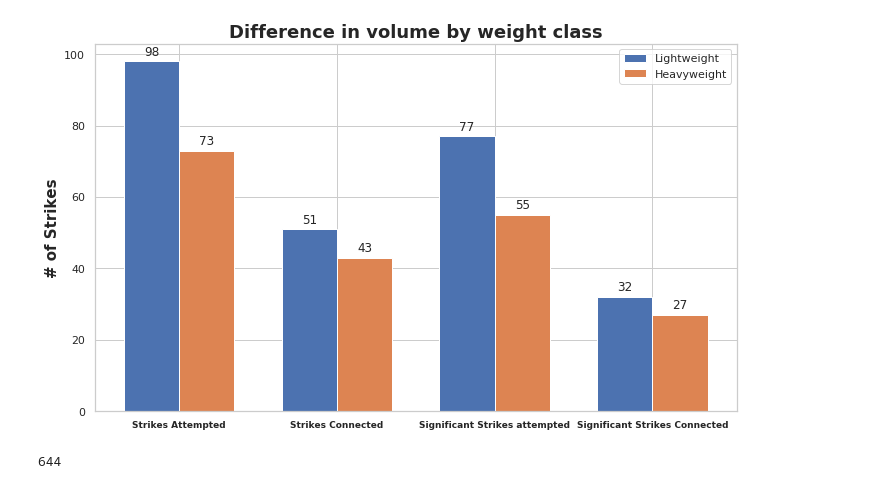
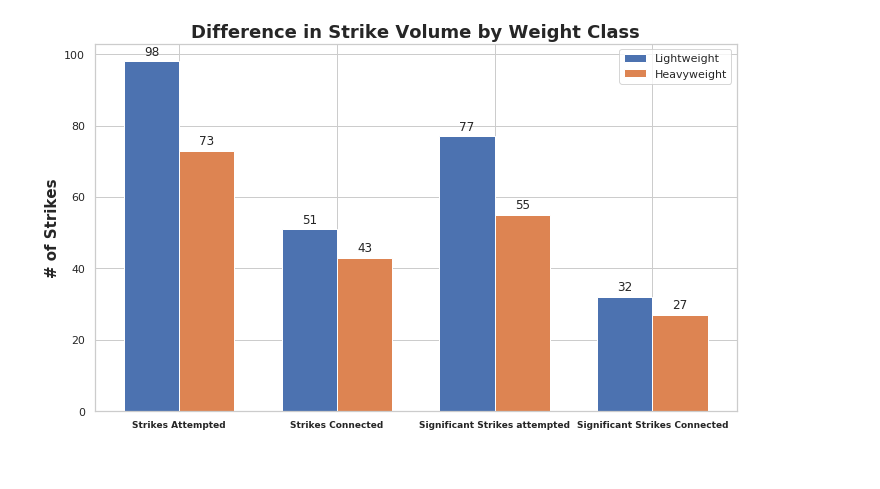
Before and after one commit to skredenmathias/DS-Unit-1-Build, a Jupyter notebook: Build_Week_1_UFC.ipynb, the cells around one changed output. Saved outputs shown, nothing was run; the diff lists cells and outputs as text; code cells hidden in the pictures.

```diff
--- a/Build_Week_1_UFC.ipynb
+++ b/Build_Week_1_UFC.ipynb
@@ -197,31 +191,37 @@ plt.show()
 # %%
+# Plot
+
+# Label
 labels = ['Strikes Attempted', 'Strikes Connected', 'Significant Strikes attempted', 'Significant Strikes Connected']
 x = np.arange(len(labels))
+
 width = 0.35 # Bar Width
+
+# Plot data
 fig, ax = plt.subplots(figsize=(10,6))
 rects1 = ax.bar(x - width/2, lightweight_strikes, width, label='Lightweight')
 rects2 = ax.bar(x + width/2, heavyweight_strikes, width, label='Heavyweight')
 
 # Text for labels, title and custom x-axis tick labels
-ax.set_ylabel('# of Strikes', fontsize=15, fontweight='semibold') # Change to less bold
-ax.set_title('Difference in volume by weight class', fontsize=18, fontweight='semibold')
+ax.set_ylabel('# of Strikes', fontsize=15, fontweight='semibold')
+ax.set_title('Difference in Strike Volume by Weight Class', fontsize=18, fontweight='semibold')
 ax.set_xticks(x)
 ax.set_xticklabels(labels, fontsize=9, fontweight='semibold')
 ax.legend()
 
 def autolabel(rects):
     """Attach a text label above each bar in *rects*, displaying its height."""
     for rect in rects:
         height = rect.get_height()
         ax.annotate('{}'.format(height),
                     xy=(rect.get_x() + rect.get_width() / 2, height),
                     xytext=(0, 3),  # 3 points vertical offset
                     textcoords="offset points",
                     ha='center', va='bottom')
 autolabel(rects1)
 autolabel(rects2)
 
 fig.tight_layout()
 plt.show()
 # %% [output]
-[figure, old version]
+[figure, new version]
@@ -232,4 +227,0 @@ heavyweight_frequency = len(heavyweight)
-# %%
-lightweight_frequency
-# %% [output]
-644
```
Also changed, not shown: parts of 34 cells of this notebook.
